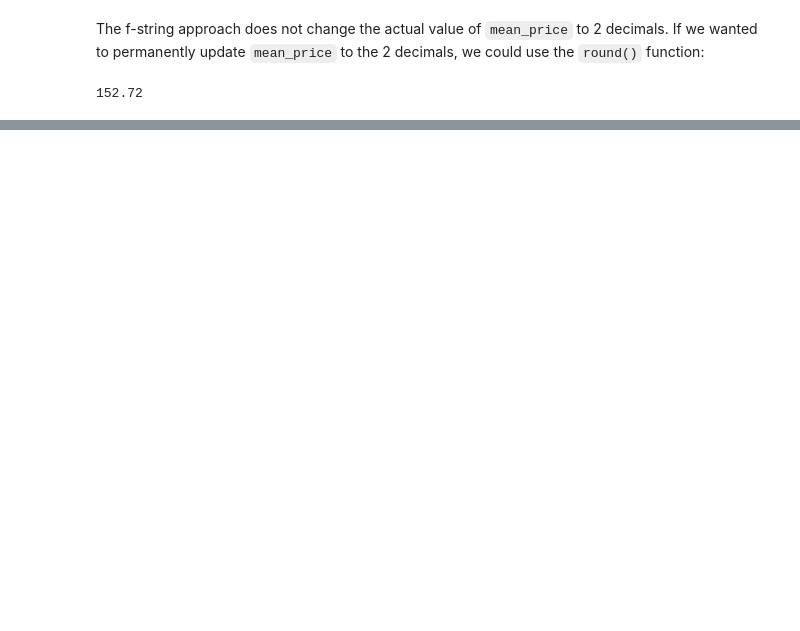
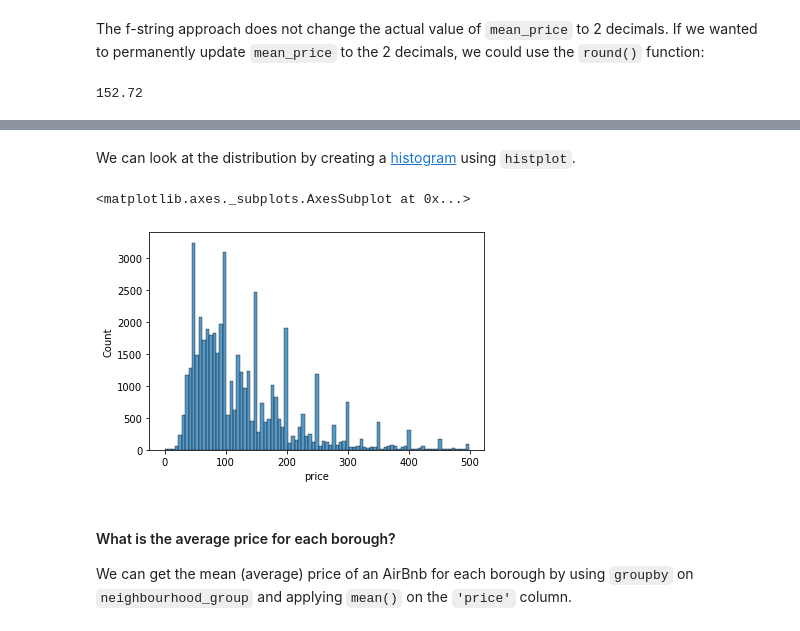
Before and after one commit to jupyteracademy/learning-pandas, a Jupyter notebook: airbnb_data_analysis.ipynb, the cells around one changed output, grey strips where cells are left out. Drawn from its saved outputs; the diff is of its cells as text; code cells hidden in the pictures; blank space fills up the shorter version.

```diff
--- a/airbnb_data_analysis.ipynb
+++ b/airbnb_data_analysis.ipynb
@@ -103,0 +167,11 @@ round(data['price'].mean(), 2)
+# %% [markdown]
+We can look at the distribution by creating a [histogram](https://en.wikipedia.org/wiki/Histogram) using `histplot`.
+# %%
+sns.histplot(x='price', data=data[data['under_500']==True])
+# %% [output]
+<matplotlib.axes._subplots.AxesSubplot at 0x...>
+[figure, added]
+# %% [markdown]
+#### What is the average price for each borough?
+
+We can get the mean (average) price of an AirBnb for each borough by using `groupby` on `neighbourhood_group` and applying `mean()` on the `'price'` column.
```
Also changed, not shown: parts of 32 cells of this notebook.
